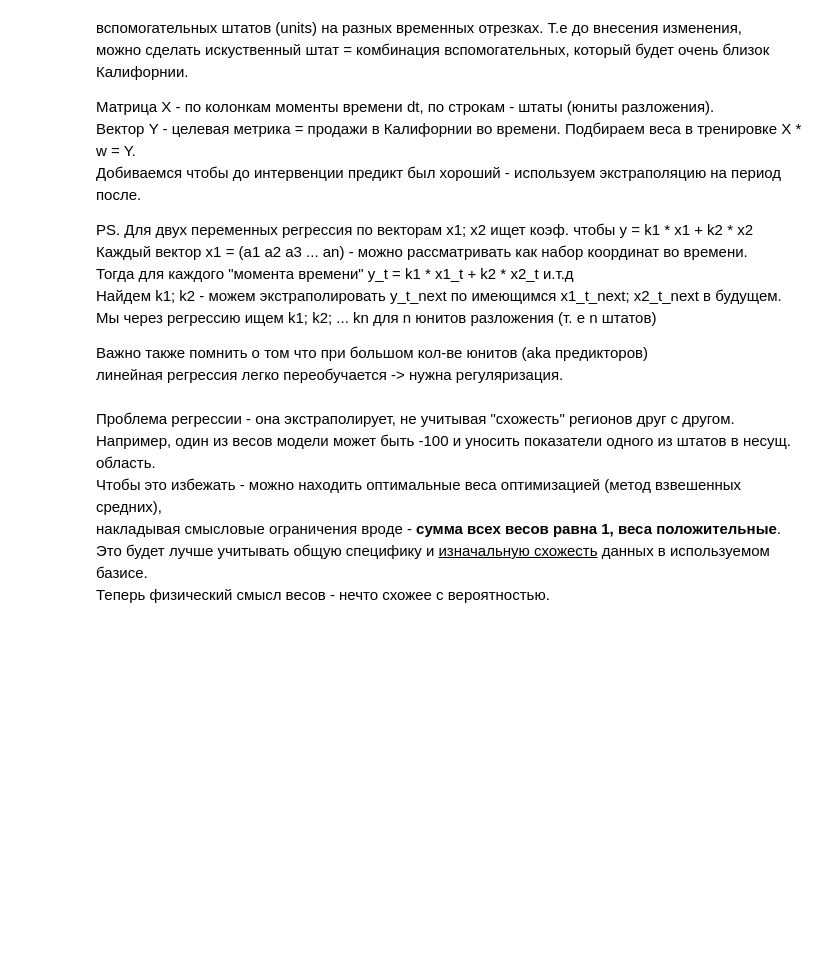
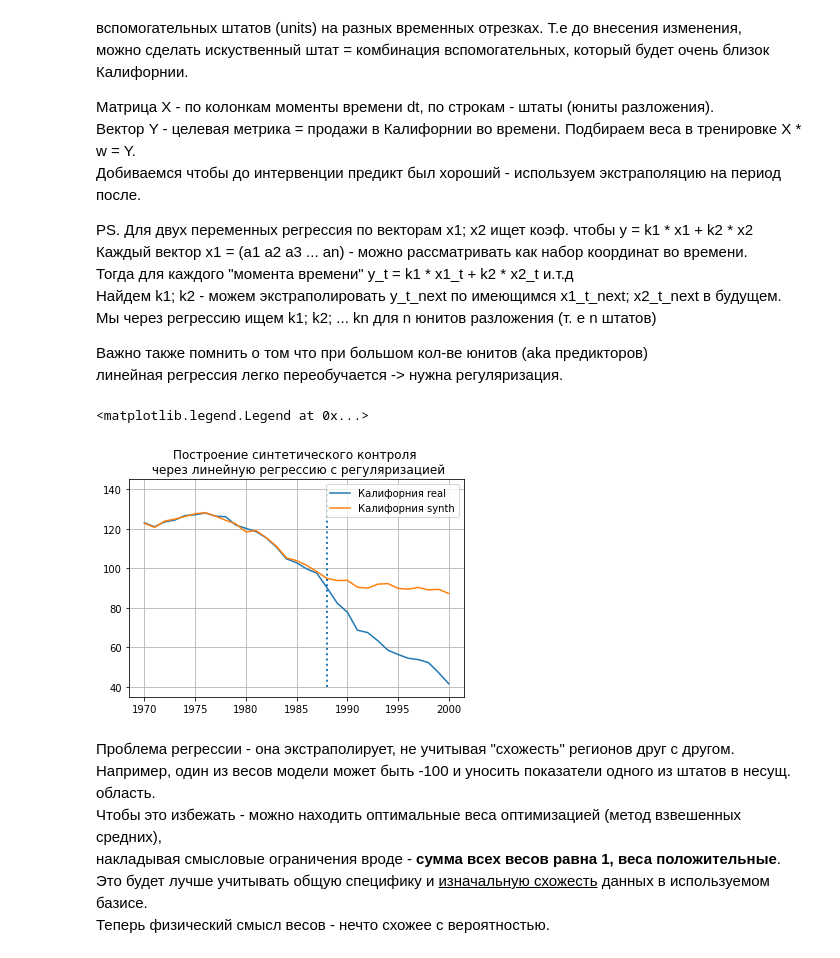
Before and after one commit to gavrevnik/analytics_tools, a Jupyter notebook: Causal inference.ipynb, the cells around one changed output. Drawn from its saved outputs; the diff is of its cells as text; code cells hidden in the pictures; blank space fills up the shorter version.

```diff
--- a/Causal inference.ipynb
+++ b/Causal inference.ipynb
@@ -748,27 +754,32 @@ PS. Для двух переменных регрессия по вектора
 # %%
 dfs = pd.pivot_table(cigar,
                     index='year',
                     columns='state',
                     values=['cigsale'],
                     aggfunc=np.mean)['cigsale'].reset_index()
 
-df = dfs[dfs.year <= 1988].copy() # train
+df = dfs[dfs.year <= 1985].copy() # train
+# df = dfs[dfs.year <= 1988].copy() # train
+
 y = df['California'].values
 X = df.drop(columns='California').values
 
 # обучаем регрессию - получаем коэффициенты k1;k2... для каждого штата
 # model_ = LinearRegression(fit_intercept=False).fit(X, y) # без регуляризации - переобучение
 model_ =  Lasso(fit_intercept=False, alpha=1.0).fit(X, y) # регуляризация по дефолту
 
 # экстраполируем данные на весь период времени
 synth = model_.predict(dfs.drop(columns=['California']).values)
 real = dfs.California.values
 plt.plot(dfs.year.values, real)
 plt.plot(dfs.year.values, synth)
 plt.grid()
 plt.vlines(x=1988, ymin=40, ymax=140, linestyle=":", lw=2, label="Proposition 99")
 plt.title('Построение синтетического контроля \n через линейную регрессию с регуляризацией')
 plt.legend(['Калифорния real', 'Калифорния synth'])
+# %% [output]
+<matplotlib.legend.Legend at 0x...>
+[figure, added]
 # %% [markdown]
 Проблема регрессии - она экстраполирует, не учитывая "схожесть" регионов друг с другом.
 Например, один из весов модели может быть -100 и уносить показатели одного из штатов в несущ. область.
```
Also changed, not shown: parts of 3 cells of this notebook, 3 other files.
